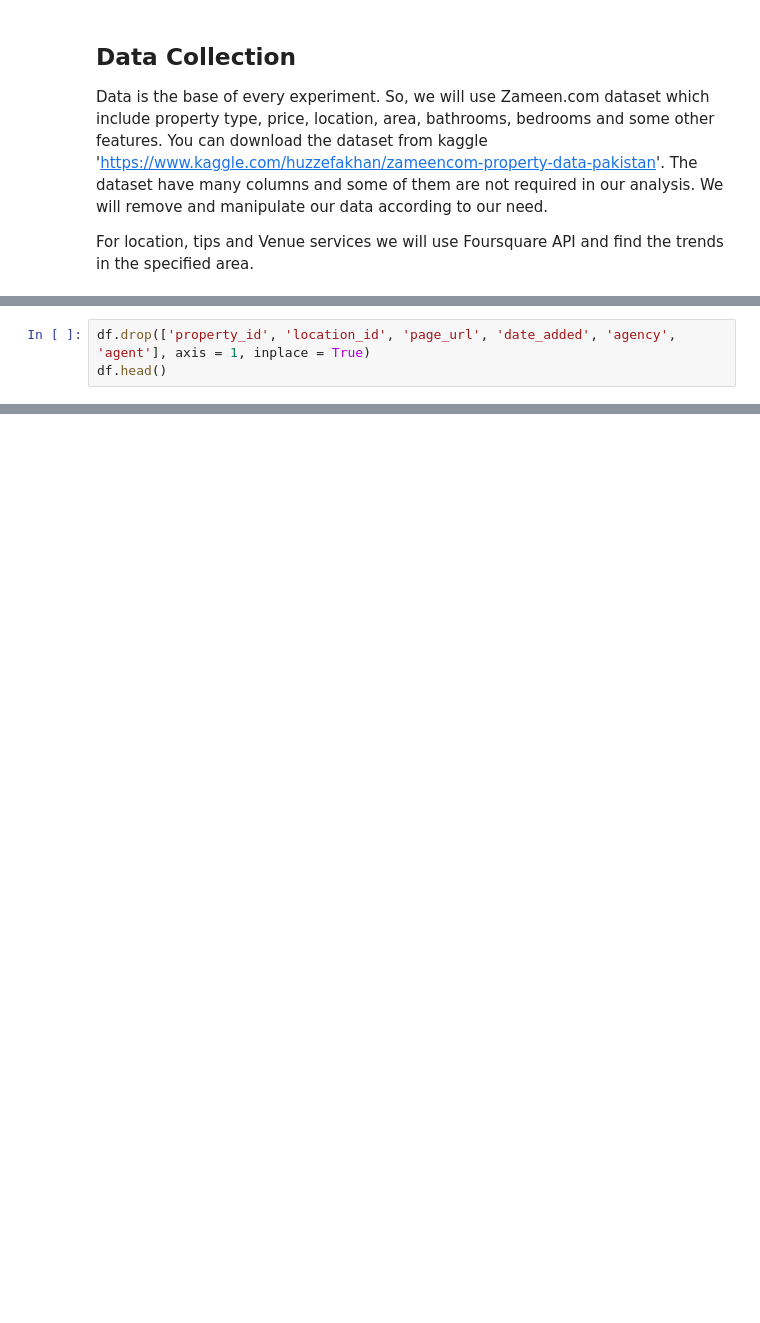
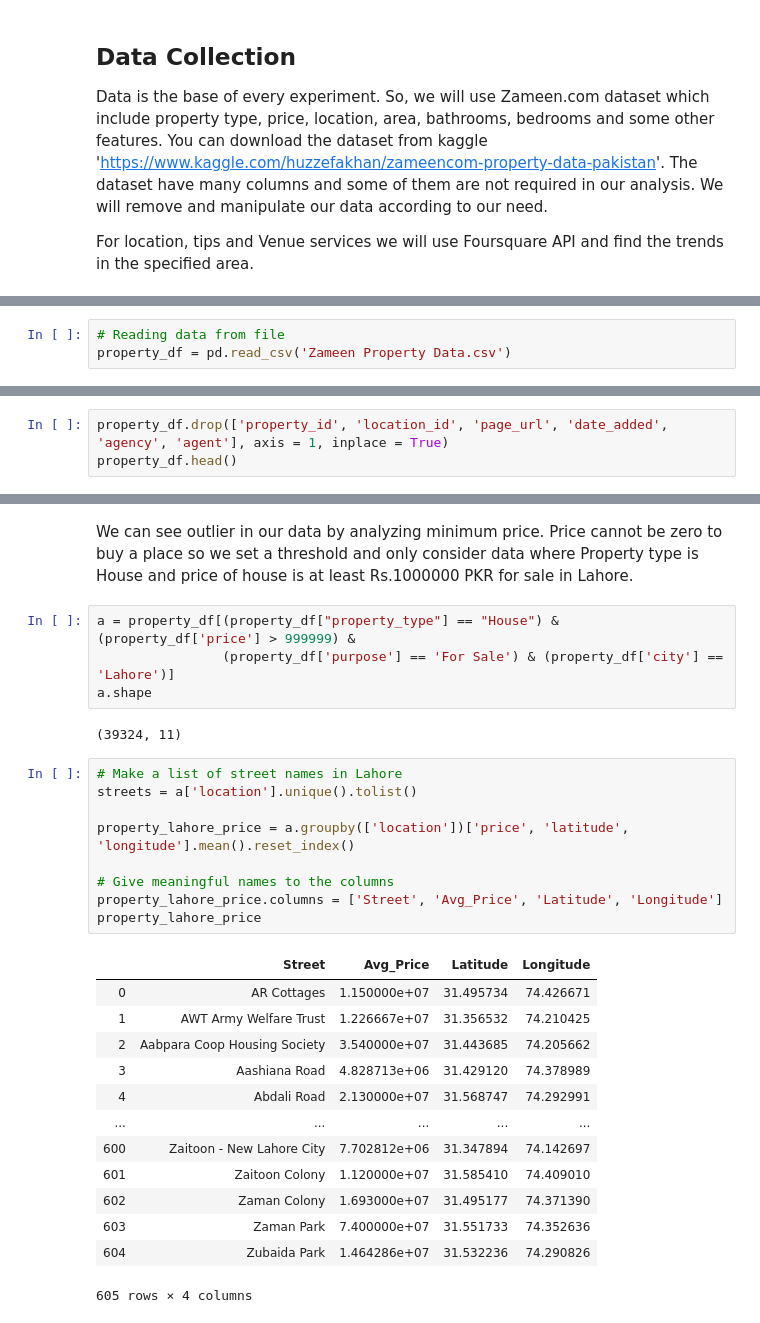
Before and after one commit to l192423/Coursera_Capstone, a Jupyter notebook: IBM Coursera Capstone project The Battle of Neighborhoods.ipynb, the cells around one changed output, grey strips where cells are left out. Cells and saved outputs as stored; diff of their text form; blank space fills up the shorter version.

```diff
--- a/IBM Coursera Capstone project The Battle of Neighborhoods.ipynb
+++ b/IBM Coursera Capstone project The Battle of Neighborhoods.ipynb
@@ -33,0 +58,3 @@ df.head()
+# %%
+# Reading data from file
+property_df = pd.read_csv('Zameen Property Data.csv')
@@ -34,6 +82,6 @@ df.head()
 # %%
-df.drop(['property_id', 'location_id', 'page_url', 'date_added', 'agency', 'agent'], axis = 1, inplace = True)
-df.head()
+property_df.drop(['property_id', 'location_id', 'page_url', 'date_added', 'agency', 'agent'], axis = 1, inplace = True)
+property_df.head()
 # %% [output]
 |  | property_type | price | location | city | province_name | latitude | longitude | baths | area | ... |
 | 0 | Flat | 10000000 | G-10 | Islamabad | Islamabad Capital | 33.679890 | 73.012640 | 2 | 4 Marla | ... |
@@ -53,3 +101,34 @@ df.describe()
 | 50% | 8.500000e+06 | 31.459784 | 73.056182 | 3.000000 | 3.000000 |
 | 75% | 1.950000e+07 | 33.560887 | 73.259870 | 4.000000 | 4.000000 |
 | max | 2.000000e+09 | 73.184088 | 80.161430 | 403.000000 | 68.000000 |
+# %% [markdown]
+We can see outlier in our data by analyzing minimum price. Price cannot be zero to buy a place so we set a threshold and only consider data where Property type is House and price of house is at least Rs.1000000 PKR for sale in Lahore.
+# %%
+a = property_df[(property_df["property_type"] == "House") & (property_df['price'] > 999999) &
+                (property_df['purpose'] == 'For Sale') & (property_df['city'] == 'Lahore')]
+a.shape
+# %% [output]
+(39324, 11)
+# %%
+# Make a list of street names in Lahore
+streets = a['location'].unique().tolist()
+
+property_lahore_price = a.groupby(['location'])['price', 'latitude', 'longitude'].mean().reset_index()
+
+# Give meaningful names to the columns
+property_lahore_price.columns = ['Street', 'Avg_Price', 'Latitude', 'Longitude']
+property_lahore_price
+# %% [output]
+|  | Street | Avg_Price | Latitude | Longitude |
+| 0 | AR Cottages | 1.150000e+07 | 31.495734 | 74.426671 |
+| 1 | AWT Army Welfare Trust | 1.226667e+07 | 31.356532 | 74.210425 |
+| 2 | Aabpara Coop Housing Society | 3.540000e+07 | 31.443685 | 74.205662 |
+| 3 | Aashiana Road | 4.828713e+06 | 31.429120 | 74.378989 |
+| 4 | Abdali Road | 2.130000e+07 | 31.568747 | 74.292991 |
+| ... | ... | ... | ... | ... |
+| 600 | Zaitoon - New Lahore City | 7.702812e+06 | 31.347894 | 74.142697 |
+| 601 | Zaitoon Colony | 1.120000e+07 | 31.585410 | 74.409010 |
+| 602 | Zaman Colony | 1.693000e+07 | 31.495177 | 74.371390 |
+| 603 | Zaman Park | 7.400000e+07 | 31.551733 | 74.352636 |
+| 604 | Zubaida Park | 1.464286e+07 | 31.532236 | 74.290826 |
+605 rows × 4 columns
```
Also changed, not shown: parts of 59 cells of this notebook.
